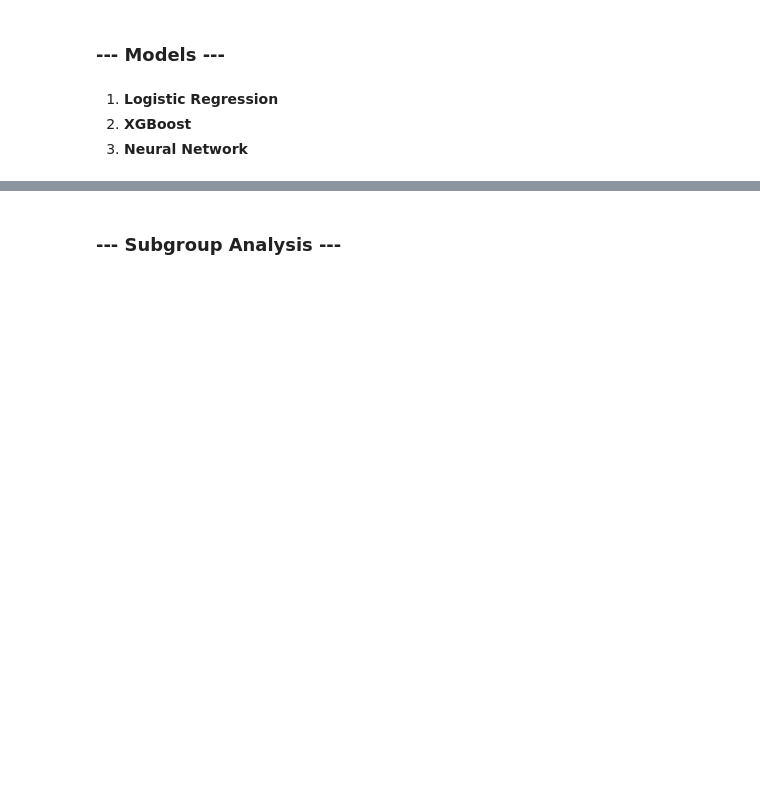
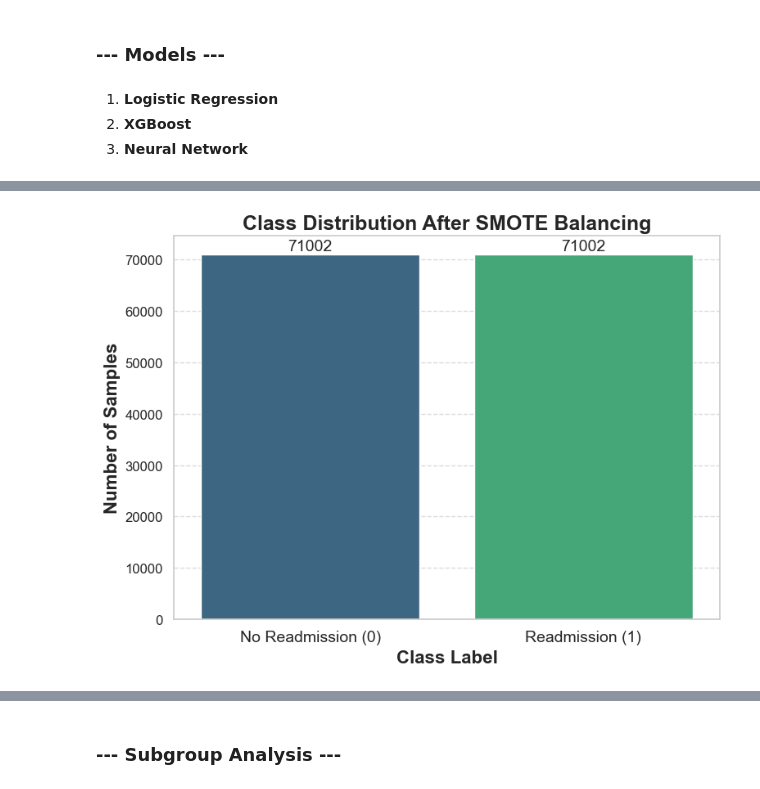
Before and after one commit to yuygao/PH_240C, a Jupyter notebook: code/code.ipynb, the cells around one changed output, grey strips where cells are left out. Saved outputs shown, nothing was run; the diff lists cells and outputs as text; code cells hidden in the pictures; blank space fills up the shorter version.

```diff
--- a/code/code.ipynb
+++ b/code/code.ipynb
@@ -324,0 +443,28 @@ Logistic Regression Best Parameters:
+# %%
+# Count labels after SMOTE
+labels, counts = np.unique(y_train_balanced, return_counts=True)
+
+# Barplot
+plt.figure(figsize=(8, 6))
+sns.barplot(x=labels, y=counts, palette='viridis')
+
+# Labels and title
+plt.xlabel('Class Label', fontsize=16, fontweight='bold')
+plt.ylabel('Number of Samples', fontsize=16, fontweight='bold')
+plt.title('Class Distribution After SMOTE Balancing', fontsize=18, fontweight='bold')
+
+# Add number labels on top
+for i in range(len(labels)):
+    plt.text(i, counts[i]+50, counts[i], ha='center', va='bottom', fontsize=14)
+
+plt.xticks([0,1], ['No Readmission (0)', 'Readmission (1)'], fontsize=14)
+plt.yticks(fontsize=12)
+plt.grid(axis='y', linestyle='--', alpha=0.7)
+plt.tight_layout()
+
+# Optional: save
+plt.savefig("../figs/class_distribution_after_smote.pdf", format="pdf", dpi=300)
+
+plt.show()
+# %% [output]
+[figure, added]
```
Also changed, not shown: parts of 12 cells of this notebook, 12 other files.
